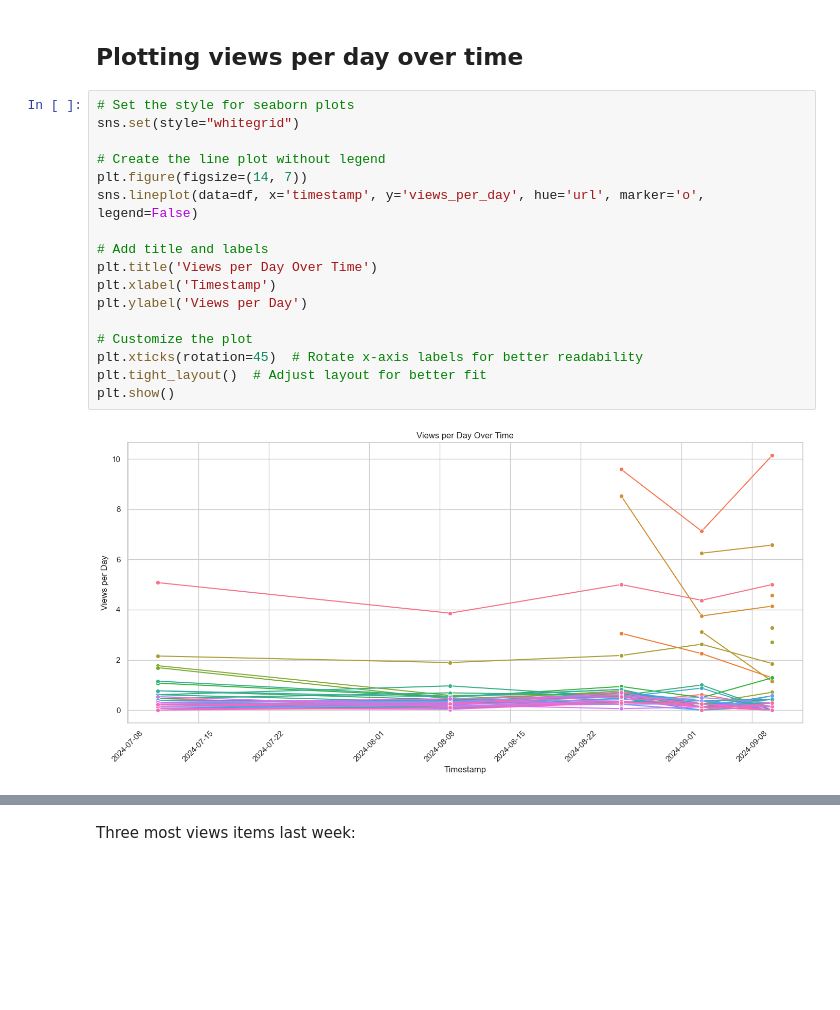
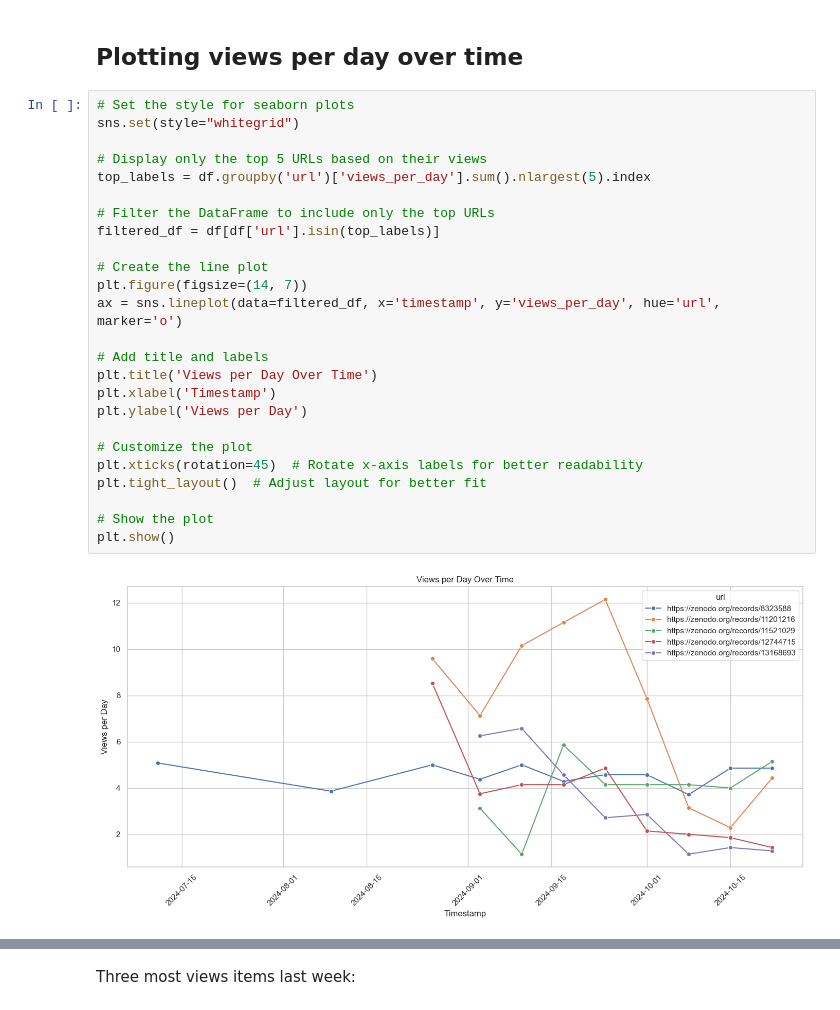
Before and after one commit to NFDI4BIOIMAGE/training, a Jupyter notebook: notebooks/download_stats.ipynb, the cells around one changed output, grey strips where cells are left out. Drawn from its saved outputs; the diff is of its cells as text; blank space fills up the shorter version.

Commit message:
only use top entries to plot views over time #334

```diff
--- a/notebooks/download_stats.ipynb
+++ b/notebooks/download_stats.ipynb
@@ -129,22 +141,30 @@ Name: url, dtype: object
 # %%
 # Set the style for seaborn plots
 sns.set(style="whitegrid")
 
-# Create the line plot without legend
+# Display only the top 5 URLs based on their views
+top_labels = df.groupby('url')['views_per_day'].sum().nlargest(5).index
+
+# Filter the DataFrame to include only the top URLs
+filtered_df = df[df['url'].isin(top_labels)]
+
+# Create the line plot
 plt.figure(figsize=(14, 7))
-sns.lineplot(data=df, x='timestamp', y='views_per_day', hue='url', marker='o', legend=False)
+ax = sns.lineplot(data=filtered_df, x='timestamp', y='views_per_day', hue='url', marker='o')
 
 # Add title and labels
 plt.title('Views per Day Over Time')
 plt.xlabel('Timestamp')
 plt.ylabel('Views per Day')
 
 # Customize the plot
 plt.xticks(rotation=45)  # Rotate x-axis labels for better readability
 plt.tight_layout()  # Adjust layout for better fit
+
+# Show the plot
 plt.show()
 # %% [output]
-[figure, old version]
+[figure, new version]
 # %%
 # Set the style for seaborn plots
 sns.set(style="whitegrid")
```
Also changed, not shown: parts of 6 cells of this notebook.
